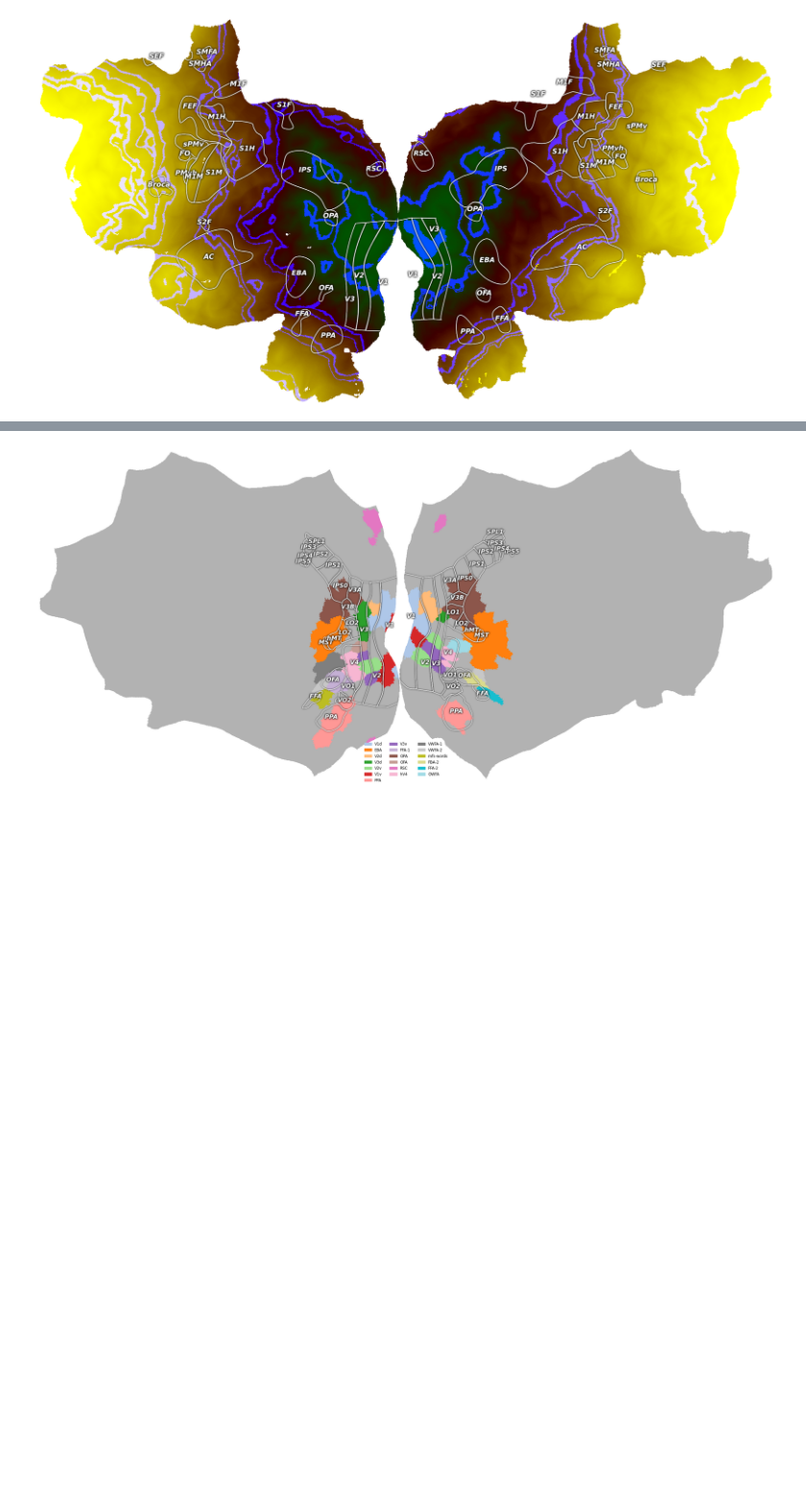
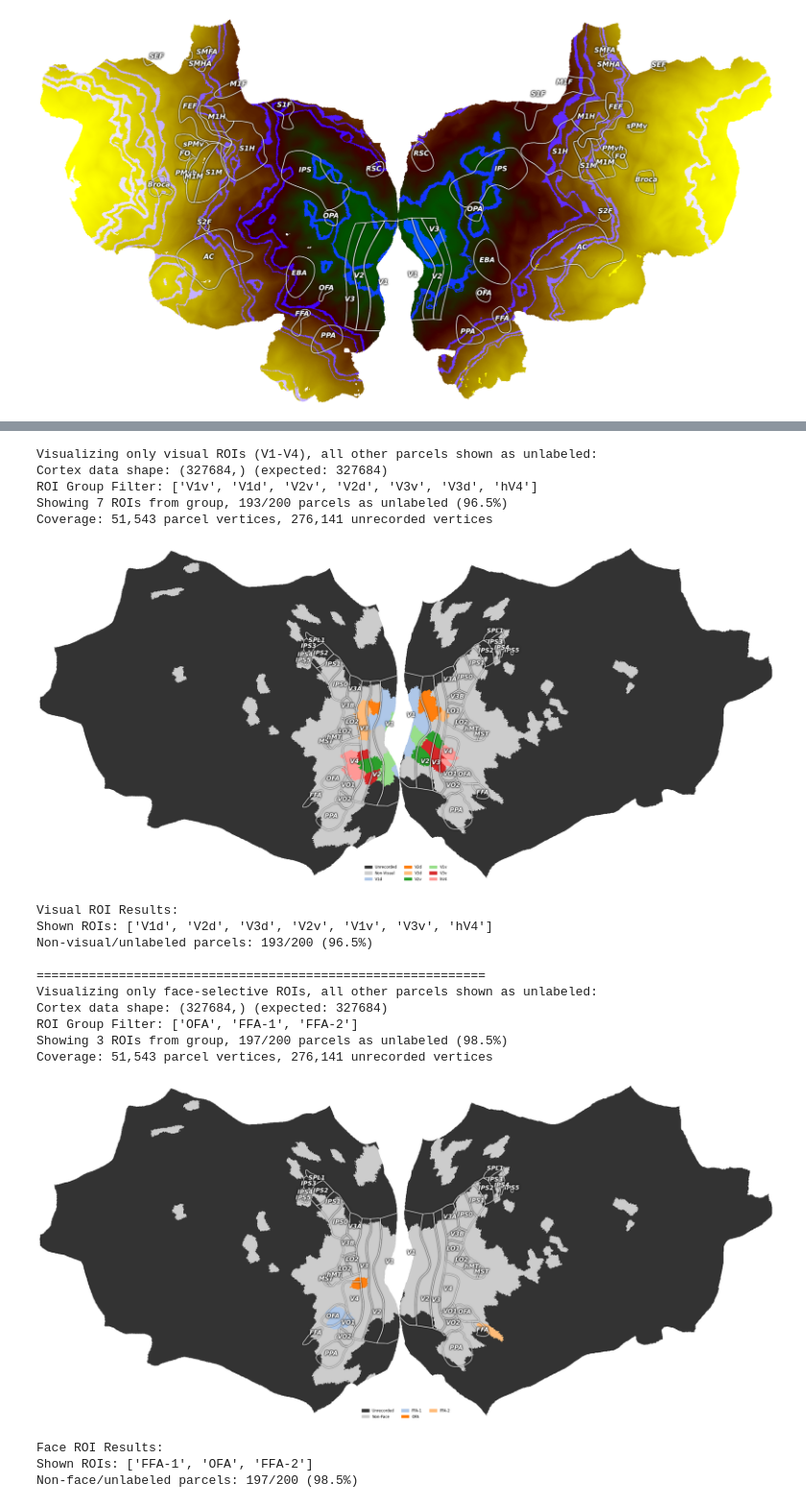
Before and after one commit to kriegeskorte-lab/NeuroAdapter, a Jupyter notebook: notebooks/pycortex_test.ipynb, the cells around one changed output, grey strips where cells are left out. Shown at 96% size. Saved outputs shown, nothing was run; the diff lists cells and outputs as text; code cells hidden in the pictures; blank space fills up the shorter version.

```diff
--- a/notebooks/pycortex_test.ipynb
+++ b/notebooks/pycortex_test.ipynb
@@ -152,7 +164,7 @@ print("Setting up test configuration for subject ", subj)
 print("\n" + "="*50)
 print("Testing nsd_topk_parcel_dataset (single subject)")
 print("="*50)
-train_dataset = nsd_topk_parcel_dataset(args, split='train', transform=None, topk=args.topk)
+train_dataset = nsd_topk_parcel_dataset(args, split='test', transform=None, topk=args.topk)
 print(len(train_dataset), "samples in the dataset")
 print(train_dataset.selected_parcel_idx)
 print(len(train_dataset.selected_parcel_idx['lh']), "left hemisphere parcels")
@@ -210,11 +222,11 @@ for hemi in ['lh', 'rh']:
     print(f"\n{hemi.upper()} Hemisphere:")
     cnt = 0
     for parcel_idx, roi_name, overlap, num_voxels in dominant_rois[hemi]:
-        if roi_name:
+        if roi_name and roi_name in ['V1v', 'V1d', 'V2v', 'V2d', 'V3v', 'V3d', 'hV4']:
             print(f"Parcel {parcel_idx:3d}: {roi_name:20s} ({overlap:.1%}) in {num_voxels} Schaefer voxels")
             cnt += 1
-        else:
-            print(f"Parcel {parcel_idx:3d}: No ROI has >= {min_overlap_threshold:.1%} overlap")
+        # else:
+        #     print(f"Parcel {parcel_idx:3d}: No ROI has >= {min_overlap_threshold:.1%} overlap")
 
     print(f"Total parcels with dominant ROI in {hemi.upper()}: {cnt}")
 # %% [output]
@@ -327,5 +481,56 @@ def visualize_parcels_by_roi(
-# %%
-visualize_parcels_by_roi(train_dataset, metadata, dominant_rois, all_roi_names, subject="fsaverage",
-                             unlabeled_name="(unlabeled)", unlabeled_color=(0.7,0.7,0.7,1.0))
-# %% [output]
-[figure, removed]
+# %%
+# Test the roi_group parameter - visualize only visual areas (V1, V2, V3, V4)
+visual_rois = ["V1v", "V1d", "V2v", "V2d", "V3v", "V3d", "hV4"]
+
+print("Visualizing only visual ROIs (V1-V4), all other parcels shown as unlabeled:")
+visual_result = visualize_parcels_by_roi(
+    train_dataset, metadata, dominant_rois, all_roi_names,
+    subject="fsaverage",
+    unlabeled_name="Non-Visual",
+    unrecorded_name="Unrecorded",
+    roi_group=visual_rois,
+    show_unlabeled_in_legend=True
+)
+
+print(f"\nVisual ROI Results:")
+print(f"Shown ROIs: {visual_result['matched_rois']}")
+print(f"Non-visual/unlabeled parcels: {visual_result['unlabeled_count']}/{visual_result['total_parcels']} ({visual_result['unlabeled_count']/visual_result['total_parcels']:.1%})")
+
+# Test with face-selective areas
+face_rois = ["OFA", "FFA-1", "FFA-2"]
+
+print("\n" + "="*60)
+print("Visualizing only face-selective ROIs, all other parcels shown as unlabeled:")
+face_result = visualize_parcels_by_roi(
+    train_dataset, metadata, dominant_rois, all_roi_names,
+    subject="fsaverage",
+    unlabeled_name="Non-Face",
+    unrecorded_name="Unrecorded",
+    roi_group=face_rois,
+    show_unlabeled_in_legend=True
+)
+
+print(f"\nFace ROI Results:")
+print(f"Shown ROIs: {face_result['matched_rois']}")
+print(f"Non-face/unlabeled parcels: {face_result['unlabeled_count']}/{face_result['total_parcels']} ({face_result['unlabeled_count']/face_result['total_parcels']:.1%})")
+# %% [output]
+Visualizing only visual ROIs (V1-V4), all other parcels shown as unlabeled:
+Cortex data shape: (327684,) (expected: 327684)
+ROI Group Filter: ['V1v', 'V1d', 'V2v', 'V2d', 'V3v', 'V3d', 'hV4']
+Showing 7 ROIs from group, 193/200 parcels as unlabeled (96.5%)
+Coverage: 51,543 parcel vertices, 276,141 unrecorded vertices
+[figure, added]
+Visual ROI Results:
+Shown ROIs: ['V1d', 'V2d', 'V3d', 'V2v', 'V1v', 'V3v', 'hV4']
+Non-visual/unlabeled parcels: 193/200 (96.5%)
+
+============================================================
+Visualizing only face-selective ROIs, all other parcels shown as unlabeled:
+Cortex data shape: (327684,) (expected: 327684)
+ROI Group Filter: ['OFA', 'FFA-1', 'FFA-2']
+Showing 3 ROIs from group, 197/200 parcels as unlabeled (98.5%)
+Coverage: 51,543 parcel vertices, 276,141 unrecorded vertices
+[figure, added]
+Face ROI Results:
+Shown ROIs: ['FFA-1', 'OFA', 'FFA-2']
+Non-face/unlabeled parcels: 197/200 (98.5%)
```
Also changed, not shown: parts of 8 cells of this notebook, 33 other files.
